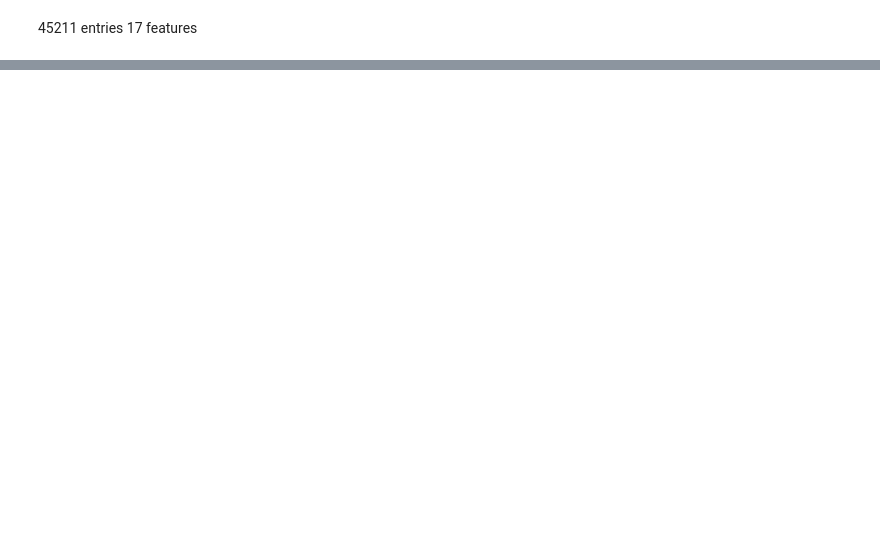
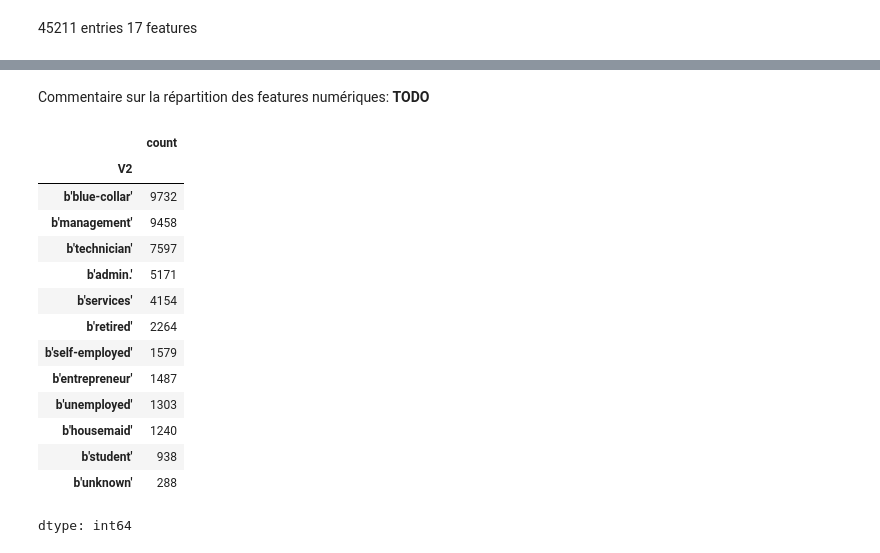
Before and after one commit to Dhoulnoun/fairuz-ML-project, a Jupyter notebook: fairuz.ipynb, the cells around one changed output, grey strips where cells are left out. Cells and saved outputs as stored; diff of their text form; code cells hidden in the pictures; blank space fills up the shorter version.

```diff
--- a/fairuz.ipynb
+++ b/fairuz.ipynb
@@ -38,0 +44,21 @@ memory usage: 5.9+ MB
+# %% [markdown]
+Commentaire sur la répartition des features numériques:
+  **TODO**
+# %%
+df['V2'].value_counts()
+# %% [output]
+|  | count |
+| V2 |  |
+| b'blue-collar' | 9732 |
+| b'management' | 9458 |
+| b'technician' | 7597 |
+| b'admin.' | 5171 |
+| b'services' | 4154 |
+| b'retired' | 2264 |
+| b'self-employed' | 1579 |
+| b'entrepreneur' | 1487 |
+| b'unemployed' | 1303 |
+| b'housemaid' | 1240 |
+| b'student' | 938 |
+| b'unknown' | 288 |
+dtype: int64
```
Also changed, not shown: parts of 16 cells of this notebook.
